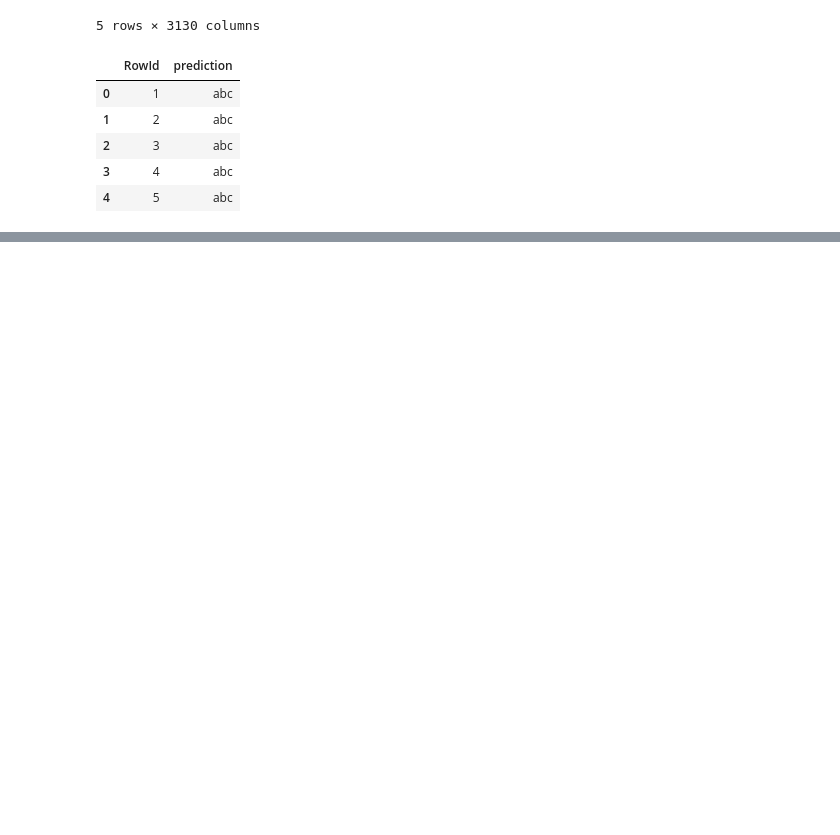
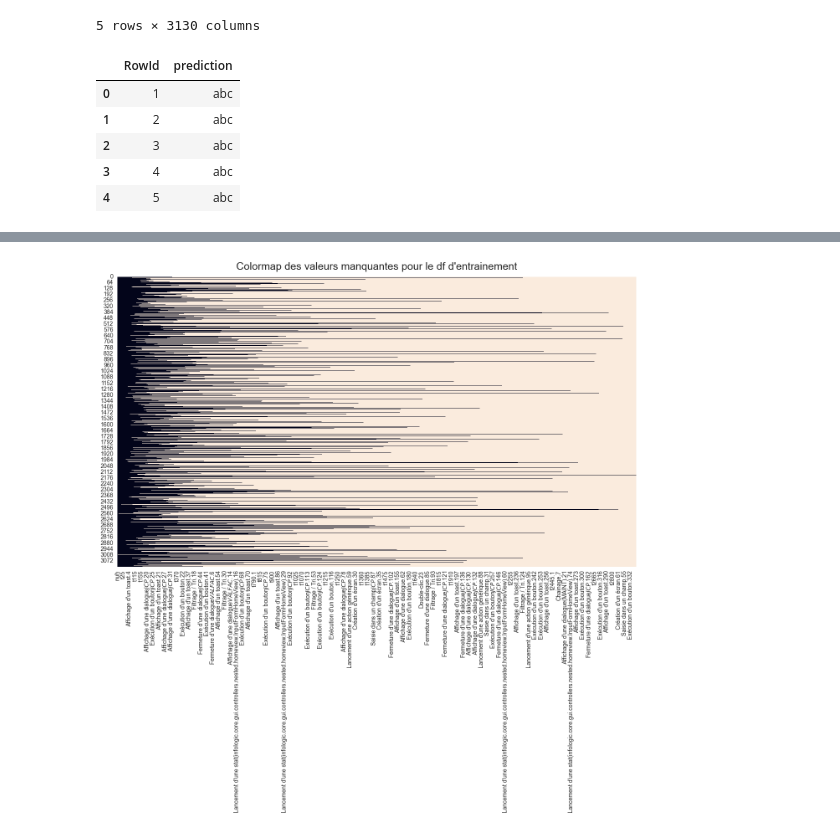
Before and after one commit to hugopuybareau/kaggle-comp, a Jupyter notebook: start.ipynb, the cells around one changed output, grey strips where cells are left out. Cells and saved outputs as stored; diff of their text form; code cells hidden in the pictures; blank space fills up the shorter version.

```diff
--- a/start.ipynb
+++ b/start.ipynb
@@ -61,0 +95,12 @@ df_sample.head(5)
+# %%
+nan_colormap(df_train, 'Colormap des valeurs manquantes pour le df d\'entrainement')
+
+# Après observation de la colormap, je pense que les solutions les plus pertinentes pour remplacer
+# les valeurs manquantes sont soit de remplacer par des 0 et d'indiquer dans une colonne sous jacente que
+# la valeure est originalement manquante, soit de remplacer par la moyenne et de ne rien indiquer.
+
+# Nouvelle stratégie : Comme on le voit dans la sortie précédente, il y a très peu de NaNs dans chacune
+# des colonnes. Je vais donc remplacer les NaNs par la médiane dans toutes les colonnes où il y a moins de
+# 20% de NaNs et ensuite utiliser une technique de prédiction.
+# %% [output]
+[figure, added]
```
Also changed, not shown: parts of 5 cells of this notebook, 2 other files.
